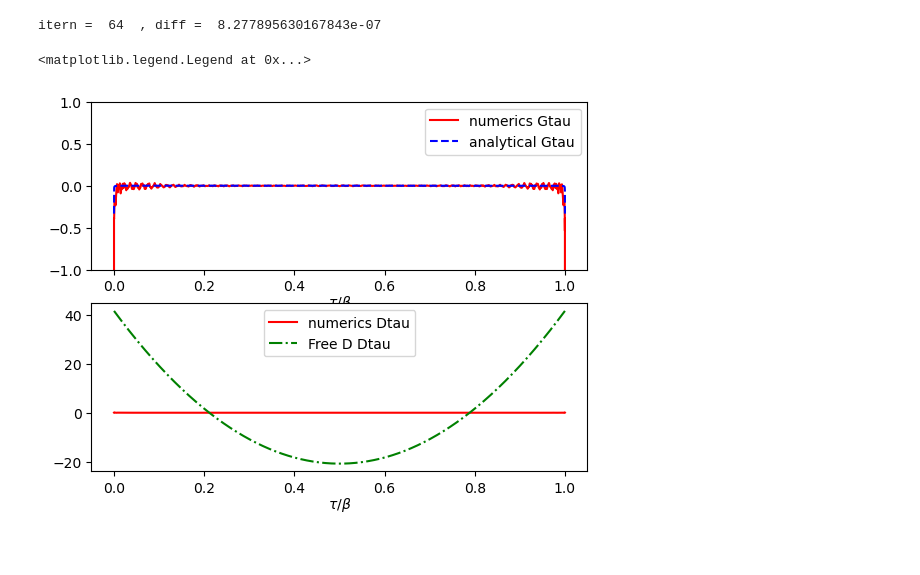
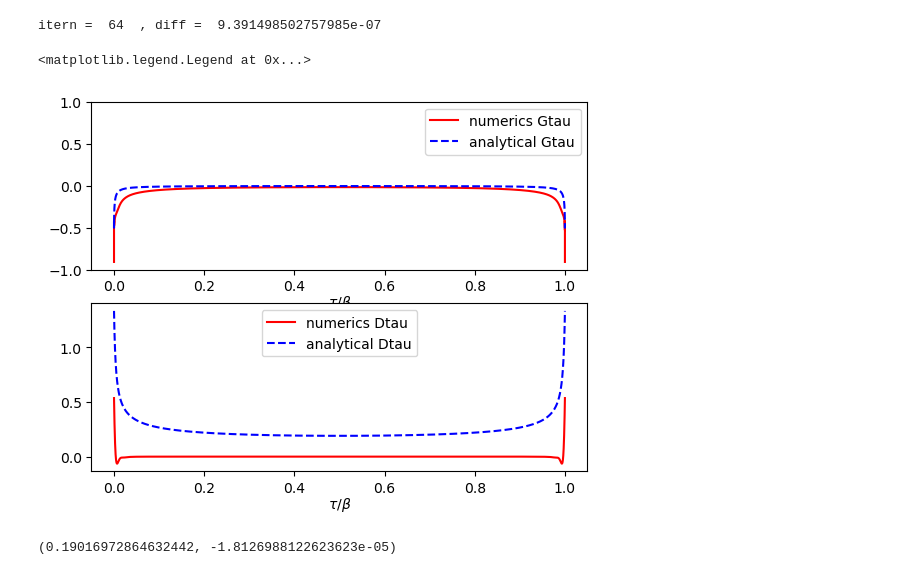
Before and after one commit to aravindhshankar/TwoSidedYSYK, a Jupyter notebook: Esterlis_SchmalianImagTime.ipynb, the cells around one changed output. Cells and saved outputs as stored; diff of their text form; code cells hidden in the pictures.

```diff
--- a/Esterlis_SchmalianImagTime.ipynb
+++ b/Esterlis_SchmalianImagTime.ipynb
@@ -7,11 +15,11 @@ from ConformalAnalytical import *
 # %%
-Nbig = int(2**18)
+Nbig = int(2**20)
 err = 1e-6
 
 beta = 500.
-mu = 0.
-g = 10.
-r = 0 + 1e-8 * 1j
+mu = 0.0
+g = 1.0
+r = 0.0 + 1e-8 * 1j
 kappa = 1.
 
 omega = (2 * np.arange(Nbig) - Nbig + 1) * np.pi/beta
@@ -19,13 +27,13 @@ nu = (2 * np.arange(Nbig) - Nbig ) * np.pi/beta
 tau = (np.arange(Nbig) + 1./2) * beta/Nbig
 # %%
 #Gtau = 0.5*np.ones(Nbig)
-#Dtau = 1.0*DfreeImagtau(tau,r,beta)
+Dtau = DfreeImagtau(tau,r,beta)
 #Gtau = Freq2TimeF(GconfImag(omega,g,beta),Nbig,beta)
 #Dtau = Freq2TimeB(DconfImag(nu,g,beta),Nbig,beta)
 Gfreetau = Freq2TimeF(1./(1j*omega + mu),Nbig,beta)
 Dfreetau = Freq2TimeB(1./(nu**2 + r),Nbig,beta)
 Gtau = Gfreetau
-Dtau = Dfreetau
+#Dtau = Dfreetau
 
 itern = 0
 diff = 1.
@@ -42,16 +50,17 @@ while(diff>err):
     oldDomega = Time2FreqB(oldDtau,Nbig,beta)
 
     Sigmatau = 1.0 * kappa * (g**2) * Dtau * Gtau
-    Pitau = 1.0 * g**2 * Gtau * Gtau[::-1] #KMS G(-tau) = -G(beta-tau)
+    Pitau = 2.0 * g**2 * Gtau * Gtau[::-1] #KMS G(-tau) = -G(beta-tau)
 
     Sigmaomega = Time2FreqF(Sigmatau,Nbig,beta)
     Piomega =  Time2FreqB(Pitau,Nbig,beta)
 
     Gomega = x*(1./(1j*omega + mu - Sigmaomega)) + (1-x)*oldGomega
-    Domega = x*(1./(nu**2 + r - Piomega)) + (1-x)*oldDomega
+    Domega = x*(1./(nu**2 + r + Piomega)) + (1-x)*oldDomega
 
-    Gtau = Freq2TimeF(Gomega - (1/(1j*omega)),Nbig,beta) - 0.5
-    Dtau = Freq2TimeB(Domega - (1/(nu**2+r)),Nbig,beta) + DfreeImagtau(tau,r,beta)
+    Gtau = Freq2TimeF(Gomega - (1./(1j*omega)),Nbig,beta) - 0.5
+    #Dtau = Freq2TimeB(Domega - (1./(nu**2+r)),Nbig,beta) + DfreeImagtau(tau,r,beta)
+    Dtau = Freq2TimeB(Domega,Nbig,beta)
 
     diff = (0.5/Nbig) * np. sqrt(np.sum((np.abs(Gtau-oldGtau))**2) + np.sum((np.abs(Dtau-oldDtau))**2))
 
@@ -62,26 +71,30 @@ while(diff>err):
 
 print("itern = ",itern," , diff = ", diff)
 # %% [output]
-itern =  64  , diff =  8.277895630167843e-07
+itern =  64  , diff =  9.391498502757985e-07
 # %%
 Gconftau = Freq2TimeF(GconfImag(omega,g,beta),Nbig,beta)
 Dconftau = Freq2TimeB(DconfImag(nu,g,beta),Nbig,beta)
 FreeDtau = DfreeImagtau(tau,r,beta)
 
 fig, ax = plt.subplots(2)
 
 ax[0].plot(tau/beta, np.real(Gtau), 'r', label = 'numerics Gtau')
 ax[0].plot(tau/beta, np.real(Gconftau), 'b--', label = 'analytical Gtau' )
 ax[0].set_ylim(-1,1)
 ax[0].set_xlabel(r'$\tau/\beta$',labelpad = 0)
 ax[0].legend()
 
 ax[1].plot(tau/beta, np.real(Dtau), 'r', label = 'numerics Dtau')
-#ax[1].plot(tau/beta, np.real(Dconftau), 'b--', label = 'analytical Dtau' )
-ax[1].plot(tau/beta, np.real(FreeDtau), 'g-.', label = 'Free D Dtau' )
+ax[1].plot(tau/beta, np.real(Dconftau), 'b--', label = 'analytical Dtau' )
+#ax[1].plot(tau/beta, np.real(FreeDtau), 'g-.', label = 'Free D Dtau' )
 #ax[1].set_ylim(0,1)
 ax[1].set_xlabel(r'$\tau/\beta$',labelpad = 0)
 ax[1].legend()
 # %% [output]
 <matplotlib.legend.Legend at 0x...>
-[figure, old version]
+[figure, new version]
+# %%
+np.real(Dconftau[Nbig//2]), np.real(Dtau[Nbig//2])
+# %% [output]
+(0.19016972864632442, -1.8126988122623623e-05)
```
Also changed, not shown: parts of 5 cells of this notebook.
